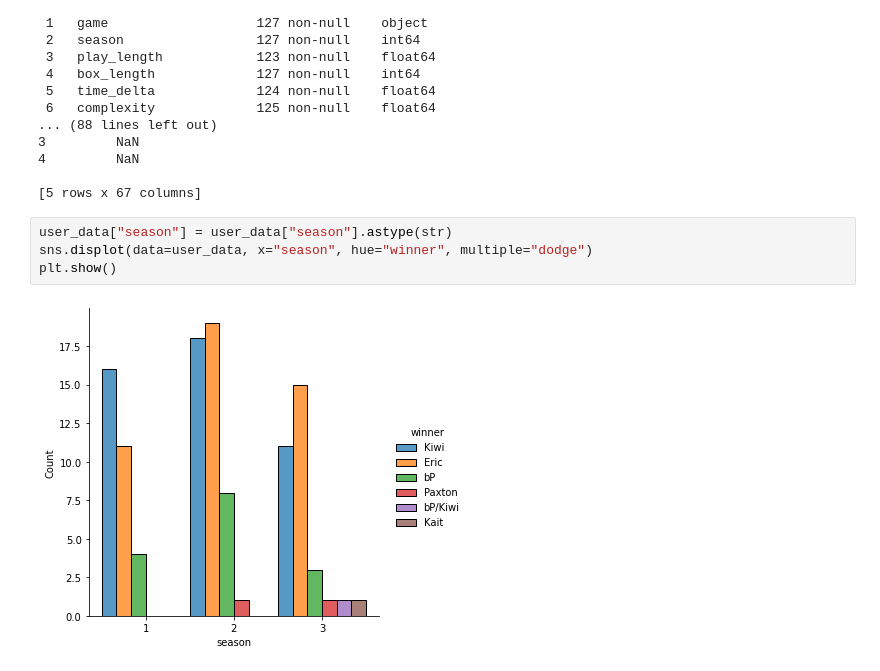
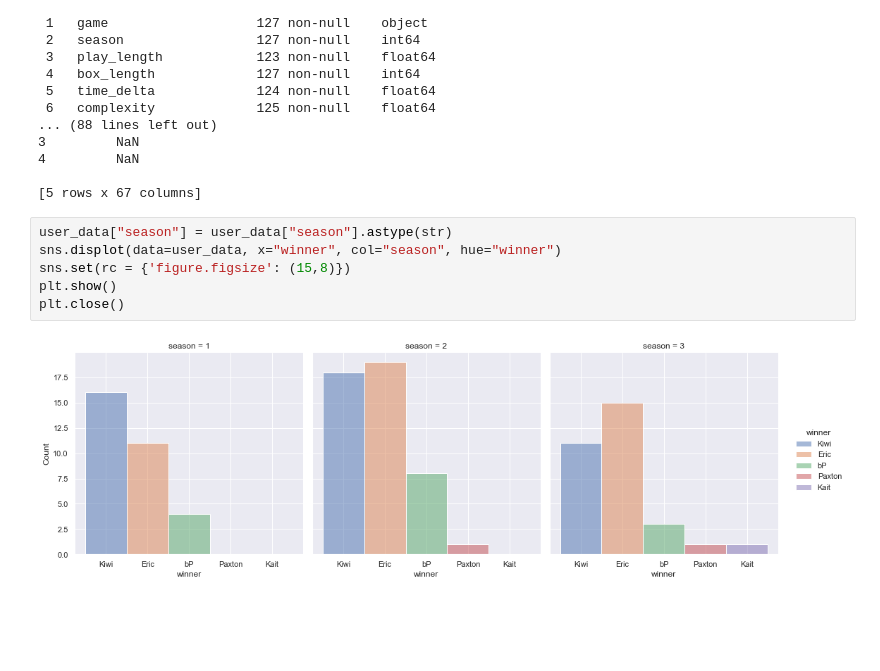
Before and after one commit to PNJaenichen/PNJaenichen.github.io, a Jupyter notebook: projects/firstTurnData/FTDataAnalysis.ipynb, the cells around one changed output. Drawn from its saved outputs; the diff is of its cells as text; blank space fills up the shorter version.

Commit message:
continuing to play with seaborn and data analytics

```diff
--- a/projects/firstTurnData/FTDataAnalysis.ipynb
+++ b/projects/firstTurnData/FTDataAnalysis.ipynb
@@ -31,7 +31,9 @@ Data columns (total 67 columns):
 [5 rows x 67 columns]
 # %%
 user_data["season"] = user_data["season"].astype(str)
-sns.displot(data=user_data, x="season", hue="winner", multiple="dodge")
+sns.displot(data=user_data, x="winner", col="season", hue="winner")
+sns.set(rc = {'figure.figsize': (15,8)})
 plt.show()
+plt.close()
 # %% [output]
-[figure, old version]
+[figure, new version]
```
Also changed, not shown: parts of 4 cells of this notebook.
